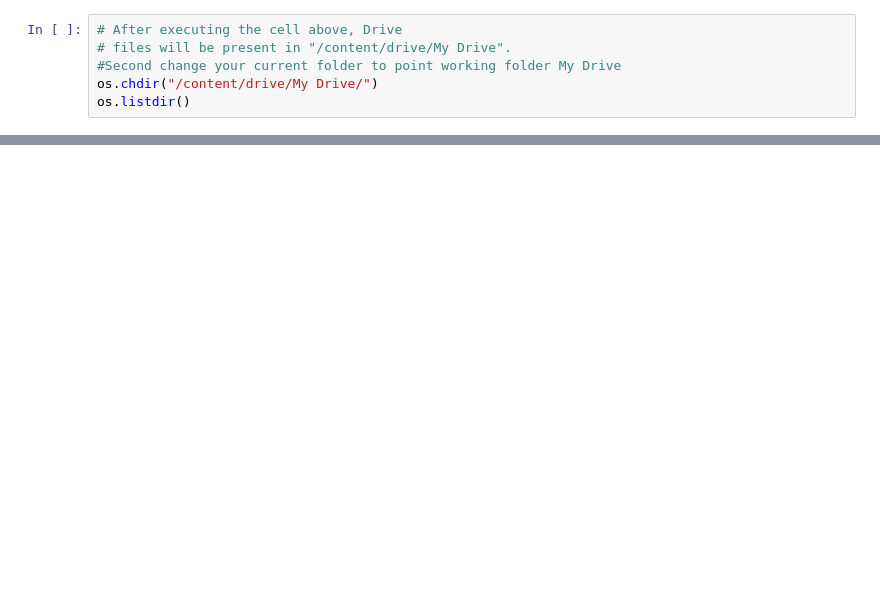
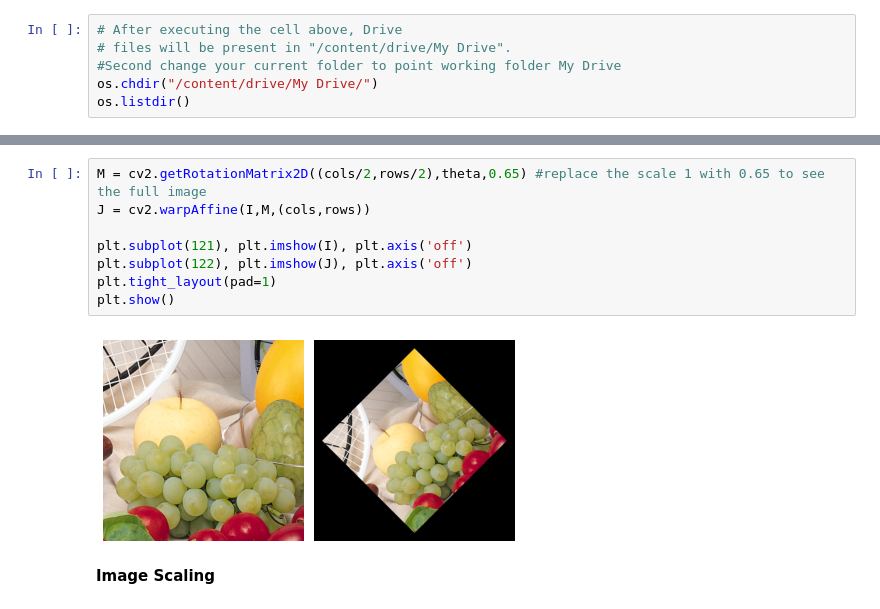
Before and after one commit to myconcordia/COMP478, a Jupyter notebook: Tutorial2COMP478.ipynb, the cells around one changed output, grey strips where cells are left out. Saved outputs shown, nothing was run; the diff lists cells and outputs as text; blank space fills up the shorter version.

```diff
--- a/Tutorial2COMP478.ipynb
+++ b/Tutorial2COMP478.ipynb
@@ -55,4 +57,16 @@ plt.tight_layout(pad=1)
 plt.show()
 # %% [output]
 [figure]
+# %%
+M = cv2.getRotationMatrix2D((cols/2,rows/2),theta,0.65) #replace the scale 1 with 0.65 to see the full image
+J = cv2.warpAffine(I,M,(cols,rows))
+
+plt.subplot(121), plt.imshow(I), plt.axis('off')
+plt.subplot(122), plt.imshow(J), plt.axis('off')
+plt.tight_layout(pad=1)
+plt.show()
+# %% [output]
+[figure, added]
+# %% [markdown]
+**Image Scaling**
 # %%
```
Also changed, not shown: parts of 26 cells of this notebook.
